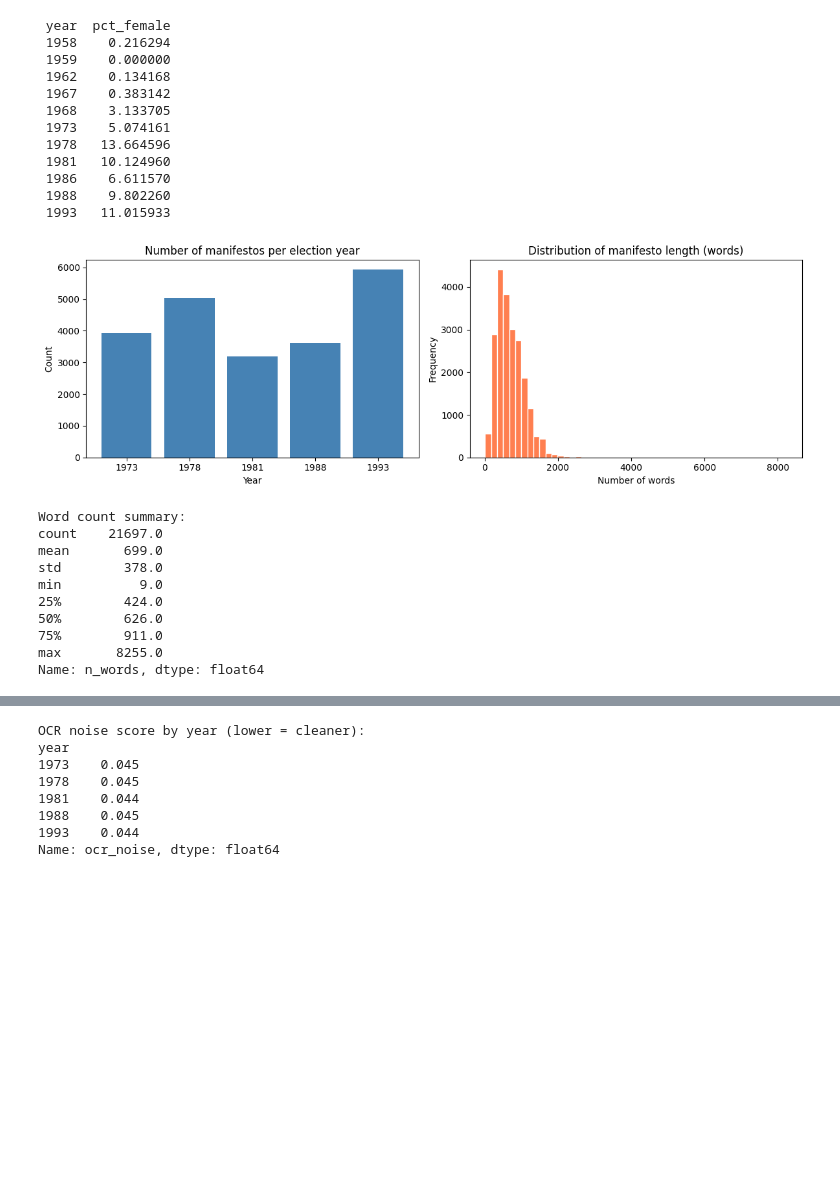
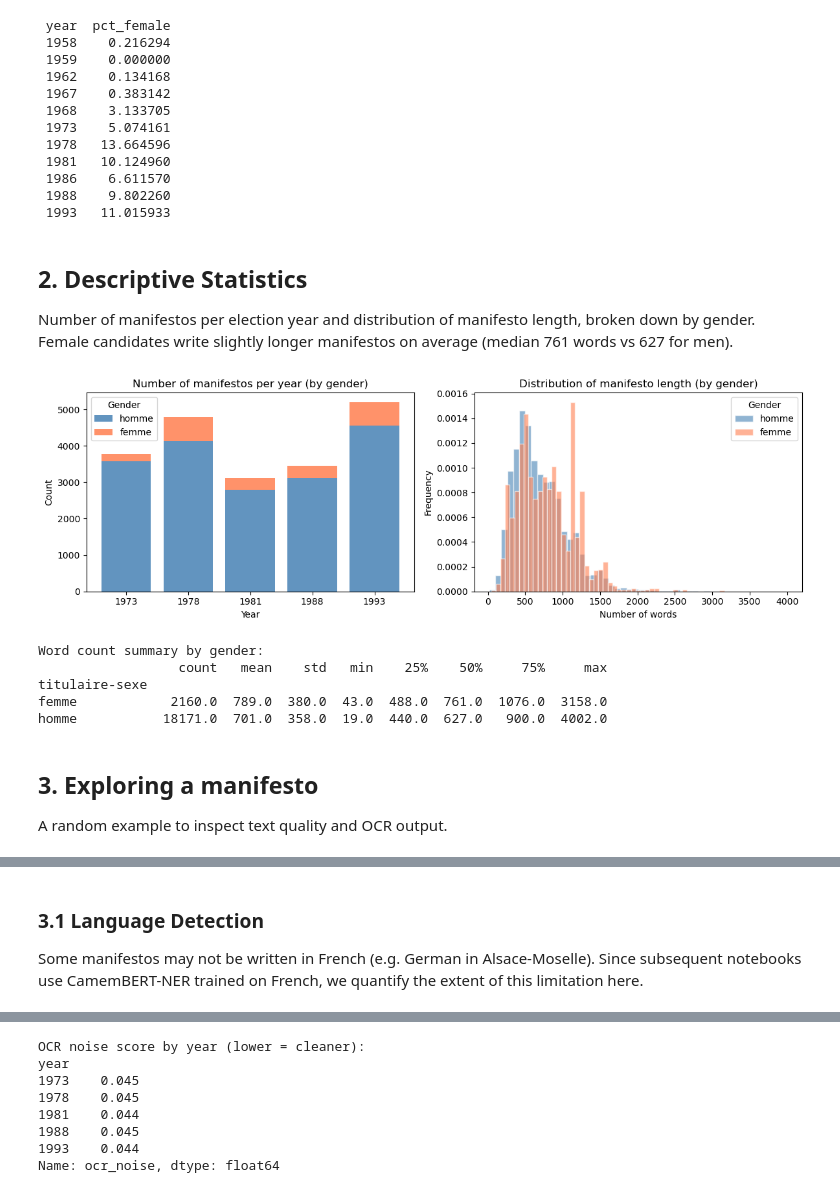
Before and after one commit to AnahiRM/NER_gender, a Jupyter notebook: notebooks/01_data_exploration.ipynb, the cells around one changed output, grey strips where cells are left out. Cells and saved outputs as stored; diff of their text form; code cells hidden in the pictures; blank space fills up the shorter version.

```diff
--- a/notebooks/01_data_exploration.ipynb
+++ b/notebooks/01_data_exploration.ipynb
@@ -163,38 +179,61 @@ print(pct_female.to_string(index=False))
  1986    6.611570
  1988    9.802260
  1993   11.015933
+# %% [markdown]
+## 2. Descriptive Statistics
+
+Number of manifestos per election year and distribution of manifesto length, broken down by gender. Female candidates write slightly longer manifestos on average (median 761 words vs 627 for men).
 # %%
+GENDER_COLORS = {"homme": "steelblue", "femme": "coral"}
+
+df_with_gender = df[df["titulaire-sexe"].isin(["homme", "femme"])].copy()
+df_with_gender["n_words"] = df_with_gender["text"].apply(lambda t: len(t.split()))
+
 fig, axes = plt.subplots(1, 2, figsize=(12, 4))
 
-counts = df_manifestos.groupby("year").size()
-axes[0].bar(counts.index, counts.values, color="steelblue")
-axes[0].set_title("Number of manifestos per election year")
+# --- Left: stacked bar — manifestos per year by gender ---
+counts_gender = (
+    df_with_gender.groupby(["year_x", "titulaire-sexe"])
+    .size()
+    .unstack(fill_value=0)
+)
+bottom = None
+for gender, color in GENDER_COLORS.items():
+    if gender not in counts_gender.columns:
+        continue
+    axes[0].bar(counts_gender.index, counts_gender[gender],
+                bottom=bottom, color=color, label=gender, alpha=0.85)
+    bottom = counts_gender[gender] if bottom is None else bottom + counts_gender[gender]
+axes[0].set_title("Number of manifestos per year (by gender)")
 axes[0].set_xlabel("Year")
 axes[0].set_ylabel("Count")
+axes[0].legend(title="Gender")
 
-axes[1].hist(df_manifestos["n_words"], bins=50, color="coral", edgecolor="white")
-axes[1].set_title("Distribution of manifesto length (words)")
+# --- Right: density histogram — normalized so male/female are comparable
+for gender, color in GENDER_COLORS.items():
+    subset = df_with_gender[df_with_gender["titulaire-sexe"] == gender]["n_words"]
+    axes[1].hist(subset, bins=50, color=color, alpha=0.6, edgecolor="white", label=gender, density=True)
+axes[1].set_title("Distribution of manifesto length (by gender)")
 axes[1].set_xlabel("Number of words")
 axes[1].set_ylabel("Frequency")
+axes[1].legend(title="Gender")
 
 plt.tight_layout()
-plt.savefig(PROJECT_ROOT / "notebooks" / "fig_descriptive.png", dpi=150)
+plt.savefig(PROJECT_ROOT / "figures" / "fig_descriptive.png", dpi=150)
 plt.show()
 
-print("\nWord count summary:")
-print(df_manifestos["n_words"].describe().round(0))
+print("\nWord count summary by gender:")
+print(df_with_gender.groupby("titulaire-sexe")["n_words"].describe().round(0))
 # %% [output]
-[figure, old version]
+[figure, new version]
-Word count summary:
-count    21697.0
-mean       699.0
-std        378.0
-min          9.0
-25%        424.0
-50%        626.0
-75%        911.0
-max       8255.0
-Name: n_words, dtype: float64
+Word count summary by gender:
+                  count   mean    std   min    25%    50%     75%     max
+titulaire-sexe
+femme            2160.0  789.0  380.0  43.0  488.0  761.0  1076.0  3158.0
+homme           18171.0  701.0  358.0  19.0  440.0  627.0   900.0  4002.0
+# %% [markdown]
+## 3. Exploring a manifesto
+A random example to inspect text quality and OCR output.
 # %%
 sample = df_manifestos.sample(1, random_state=42).iloc[0]
 print(f"Year: {sample.year} | Words: {sample.n_words}")
@@ -215,3 +254,7 @@ Wählerinnen und Wähler haben mir erneut Ihr Vertrauen geschenkt und verlangen
 - Freiheit und Demokratie sollen garantiert sein,
 - Die Entwicklung unseres Landes in einem europäischen und liberalen Rahmen muss gesichert sein, damit Jeder besser leben kann,
 - Die Regionalisation muss tiefgreifender werden, sowie es von General De GAULLE verla
+# %% [markdown]
+### 3.1 Language Detection
+
+Some manifestos may not be written in French (e.g. German in Alsace-Moselle). Since subsequent notebooks use CamemBERT-NER trained on French, we quantify the extent of this limitation here.
```
Also changed, not shown: parts of 16 cells of this notebook, 16 other files.
